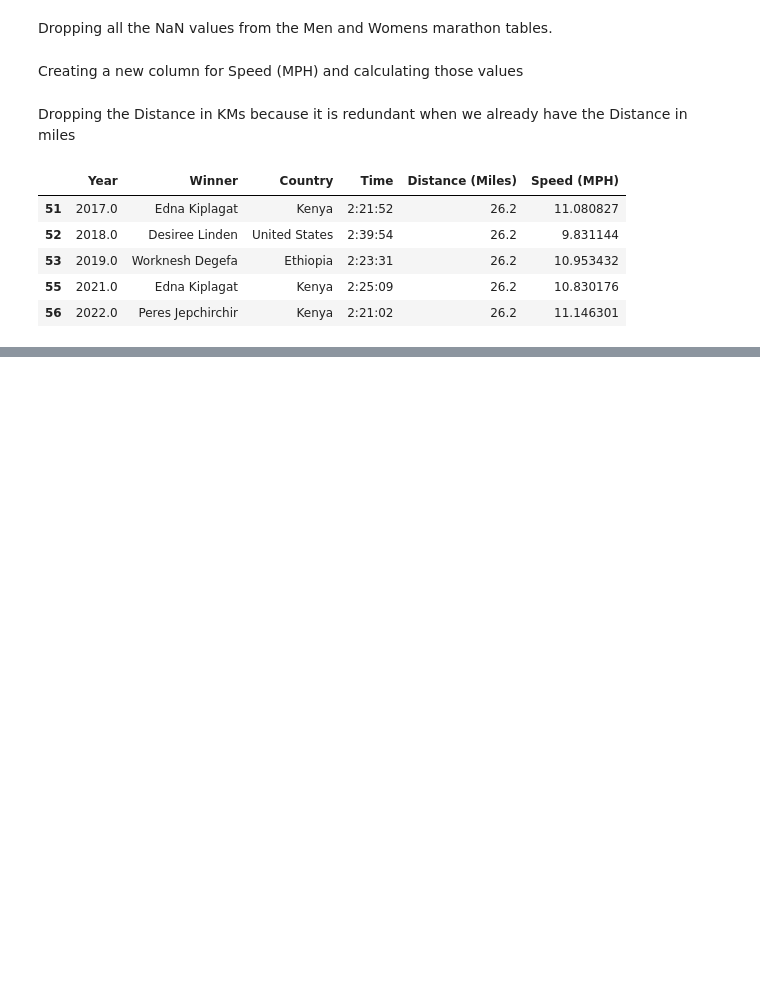
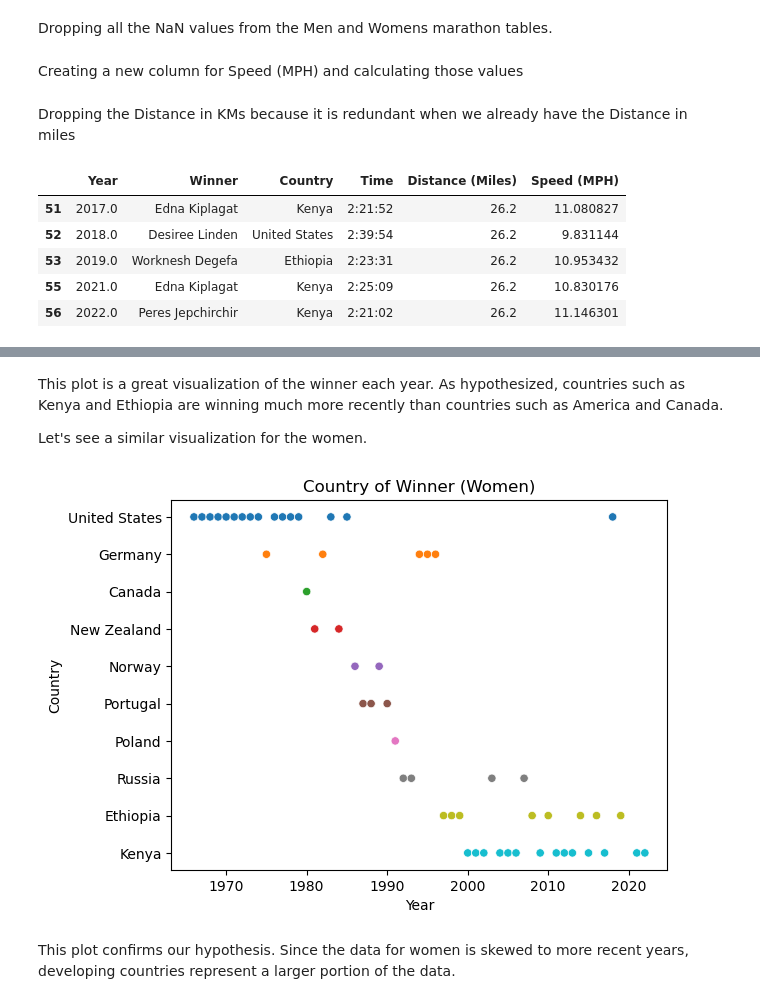
Before and after one commit to jembar-cpp/CS4650-Capstone, a Jupyter notebook: Capstone.ipynb, the cells around one changed output, grey strips where cells are left out. Drawn from its saved outputs; the diff is of its cells as text; code cells hidden in the pictures; blank space fills up the shorter version.

```diff
--- a/Capstone.ipynb
+++ b/Capstone.ipynb
@@ -102,0 +135,12 @@ data_f.tail()
+# %% [markdown]
+This plot is a great visualization of the winner each year. As hypothesized, countries such as Kenya and Ethiopia are winning much more recently than countries such as America and Canada.
+
+Let's see a similar visualization for the women.
+# %%
+sns.scatterplot(data=data_f, x='Year', y='Country', hue='Country', legend=False)
+plt.title('Country of Winner (Women)')
+plt.show()
+# %% [output]
+[figure, added]
+# %% [markdown]
+This plot confirms our hypothesis. Since the data for women is skewed to more recent years, developing countries represent a larger portion of the data.
```
Also changed, not shown: parts of 6 cells of this notebook.
